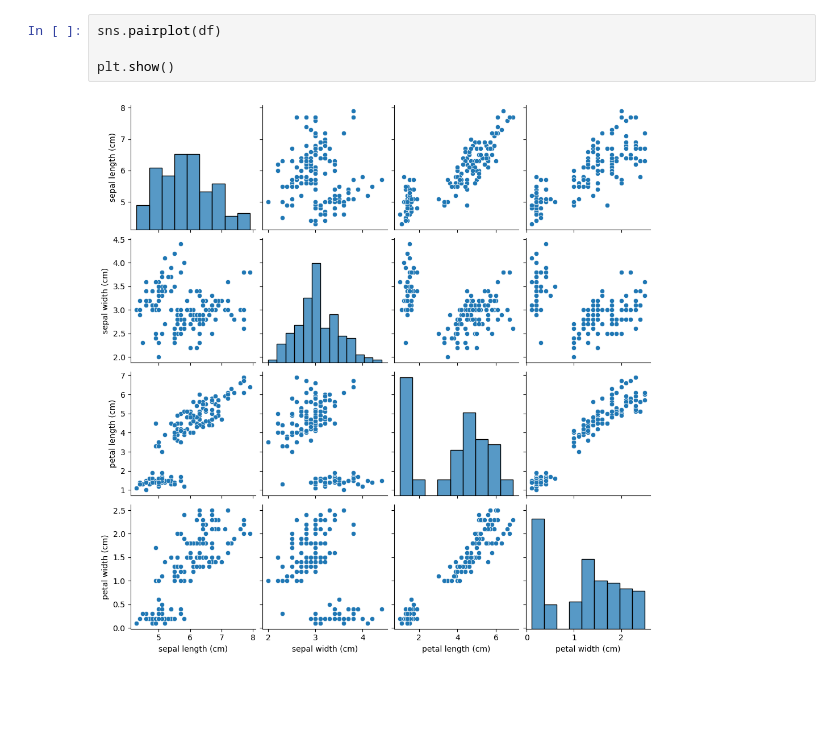
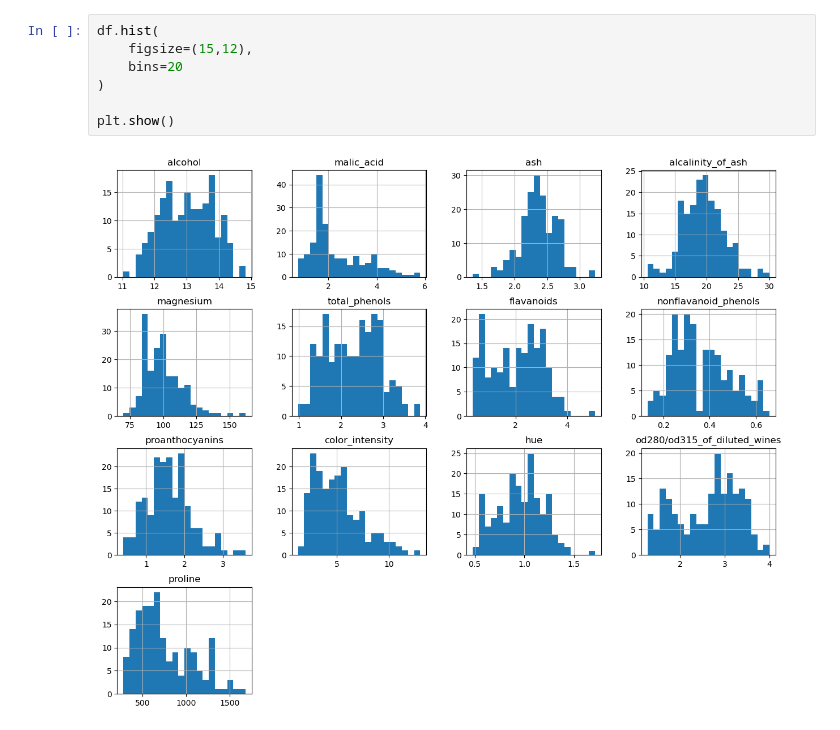
Before and after one commit to srinidhireddy786/PCA-analysis, a Jupyter notebook: notebook/eda.ipynb, the cells around one changed output. Drawn from its saved outputs; the diff is of its cells as text; blank space fills up the shorter version.

```diff
--- a/notebook/eda.ipynb
+++ b/notebook/eda.ipynb
@@ -69,6 +87,9 @@ plt.show()
-# %%
-sns.pairplot(df)
-
-plt.show()
-# %% [output]
-[figure, removed]
+# %%
+df.hist(
+    figsize=(15,12),
+    bins=20
+)
+
+plt.show()
+# %% [output]
+[figure, added]
```
Also changed, not shown: parts of 12 cells of this notebook, 3 other files.
